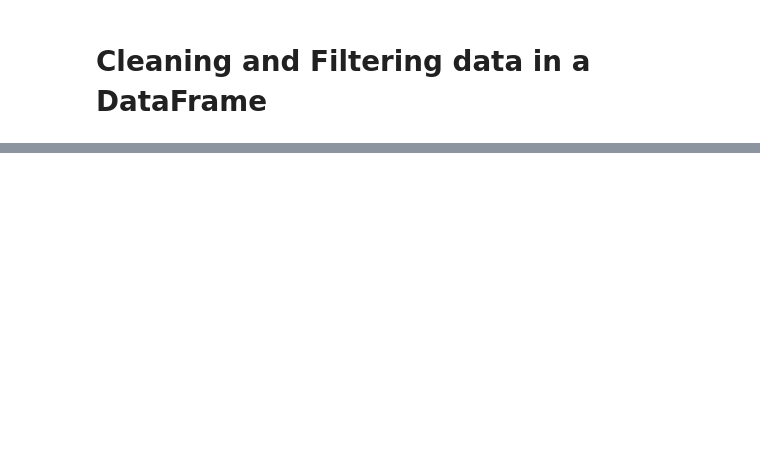
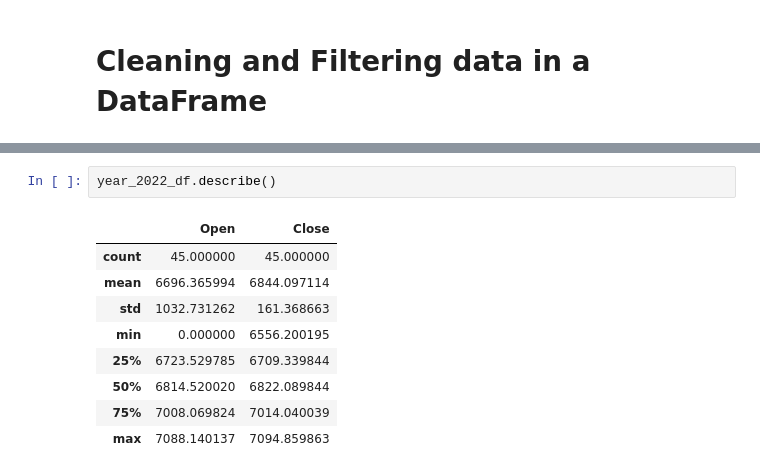
Before and after one commit to moisescujardo/python-projects, a Jupyter notebook: data-science-projects/learning_python_pandas_two_cleaning_and_filtering_data_and_simple_plot_customization.ipynb, the cells around one changed output, grey strips where cells are left out. Drawn from its saved outputs; the diff is of its cells as text; blank space fills up the shorter version.

```diff
--- a/data-science-projects/learning_python_pandas_two_cleaning_and_filtering_data_and_simple_plot_customization.ipynb
+++ b/data-science-projects/learning_python_pandas_two_cleaning_and_filtering_data_and_simple_plot_customization.ipynb
@@ -104,0 +67,12 @@ open_gt_39_close_lt_40
+# %%
+year_2022_df.describe()
+# %% [output]
+|  | Open | Close |
+| count | 45.000000 | 45.000000 |
+| mean | 6696.365994 | 6844.097114 |
+| std | 1032.731262 | 161.368663 |
+| min | 0.000000 | 6556.200195 |
+| 25% | 6723.529785 | 6709.339844 |
+| 50% | 6814.520020 | 6822.089844 |
+| 75% | 7008.069824 | 7014.040039 |
+| max | 7088.140137 | 7094.859863 |
```
Also changed, not shown: parts of 14 cells of this notebook, 4 other files.
